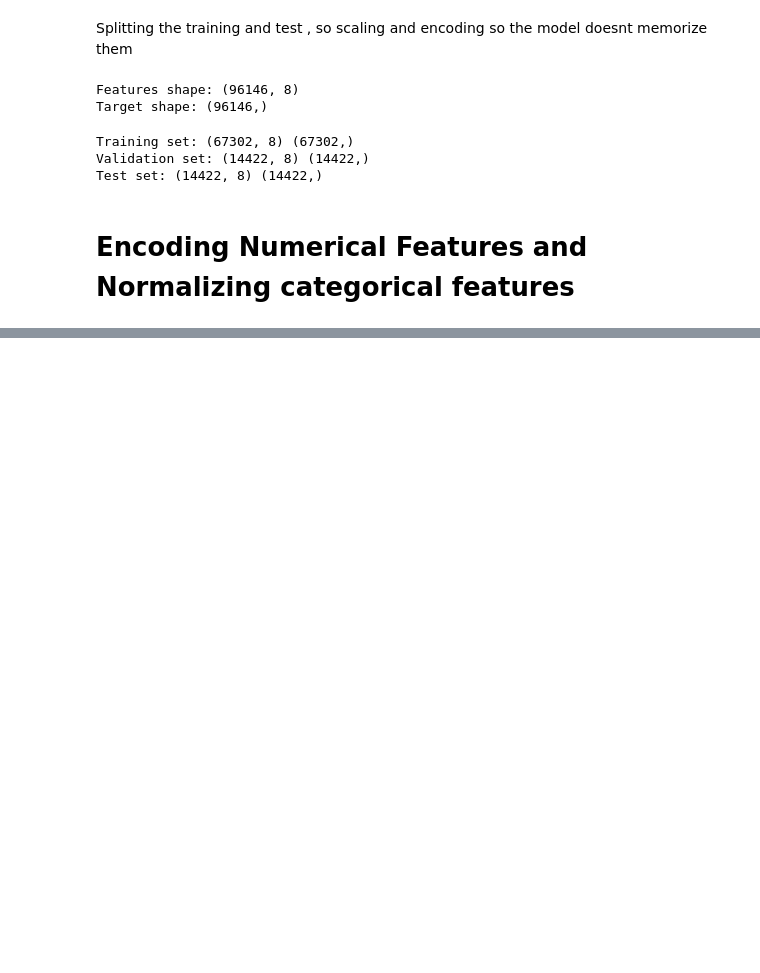
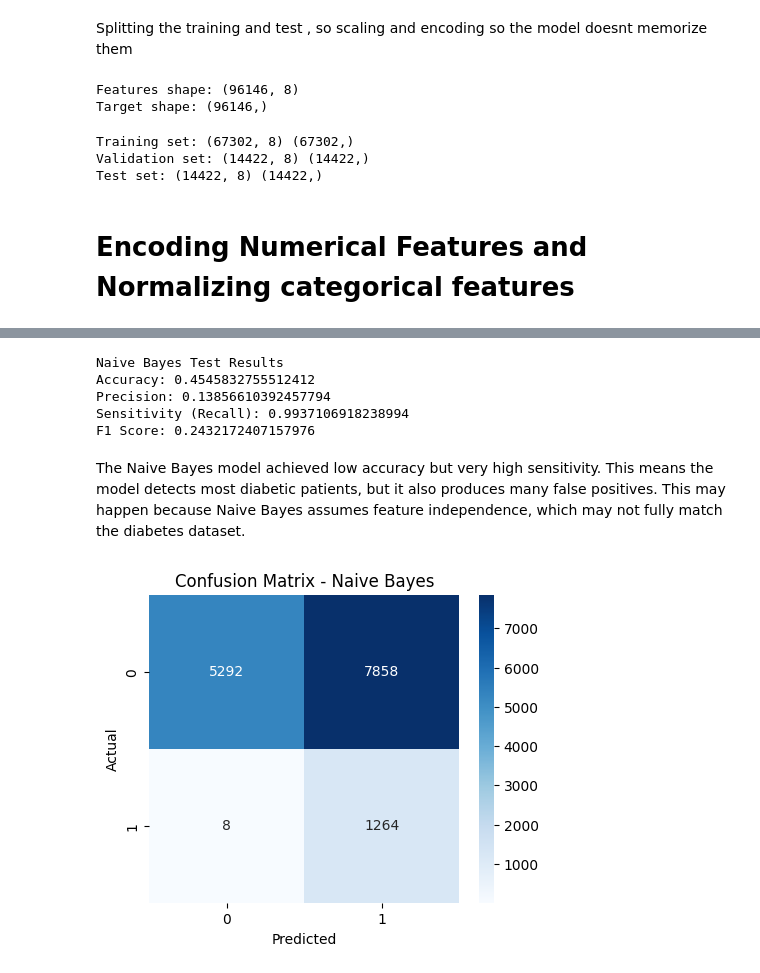
Before and after one commit to mohamedelziat50/Diabetes-Disease-Classification-MIU, a Jupyter notebook: Diabetes_Classification.ipynb, the cells around one changed output, grey strips where cells are left out. Saved outputs shown, nothing was run; the diff lists cells and outputs as text; code cells hidden in the pictures; blank space fills up the shorter version.

Commit message:
add feature (Encoding + Scaling) and SMOTE (Balancing Data) and the naive bayes model with confusion metrics and learning curve

```diff
--- a/Diabetes_Classification.ipynb
+++ b/Diabetes_Classification.ipynb
@@ -762,0 +745,39 @@ plt.show()
+# %%
+
+y_test_pred_nb = nb_model.predict(X_test_processed)
+
+nb_accuracy = accuracy_score(y_test, y_test_pred_nb)
+nb_precision = precision_score(y_test, y_test_pred_nb)
+nb_recall = recall_score(y_test, y_test_pred_nb)
+nb_f1 = f1_score(y_test, y_test_pred_nb)
+
+print("\nNaive Bayes Test Results")
+print("Accuracy:", nb_accuracy)
+print("Precision:", nb_precision)
+print("Sensitivity (Recall):", nb_recall)
+print("F1 Score:", nb_f1)
+# %% [output]
+Naive Bayes Test Results
+Accuracy: 0.4545832755512412
+Precision: 0.13856610392457794
+Sensitivity (Recall): 0.9937106918238994
+F1 Score: 0.2432172407157976
+# %% [markdown]
+The Naive Bayes model achieved low accuracy but very high sensitivity. This means the model detects most diabetic patients, but it also produces many false positives. This may happen because Naive Bayes assumes feature independence, which may not fully match the diabetes dataset.
+# %%
+
+#The confusion matrix shows that the Naive Bayes model achieves very high sensitivity,
+#correctly identifying almost all diabetic cases (FN = 8).
+# However, it produces a large number of false positives (FP = 7858),
+# leading to low precision. This indicates that the model tends to over-predict the positive class,
+#which reduces overall accuracy.
+cm = confusion_matrix(y_test, y_test_pred_nb)
+
+plt.figure(figsize=(5,4))
+sns.heatmap(cm, annot=True, fmt="d", cmap="Blues")
+plt.title("Confusion Matrix - Naive Bayes")
+plt.xlabel("Predicted")
+plt.ylabel("Actual")
+plt.show()
+# %% [output]
+[figure, added]
```
Also changed, not shown: parts of 18 cells of this notebook.
